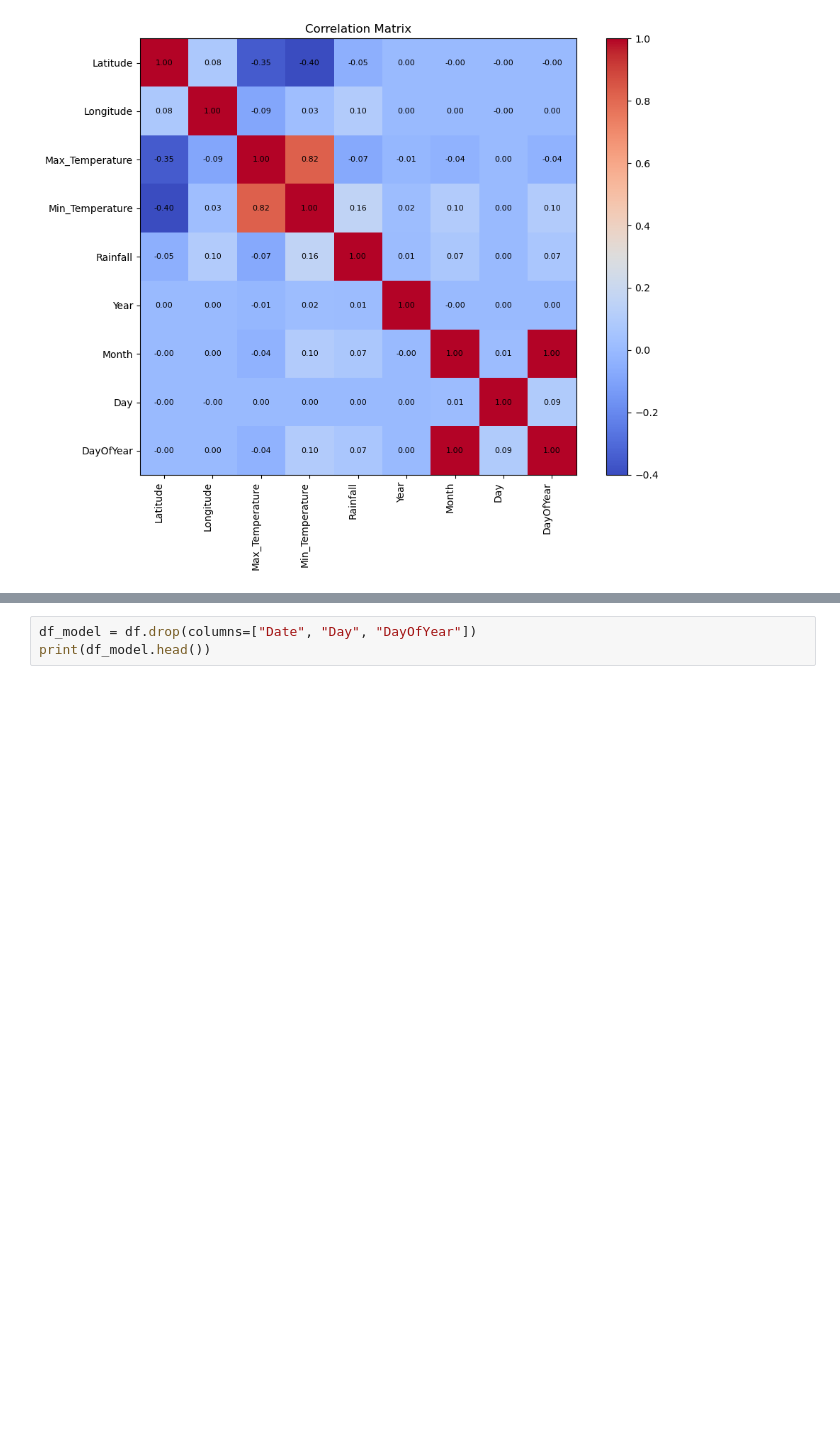
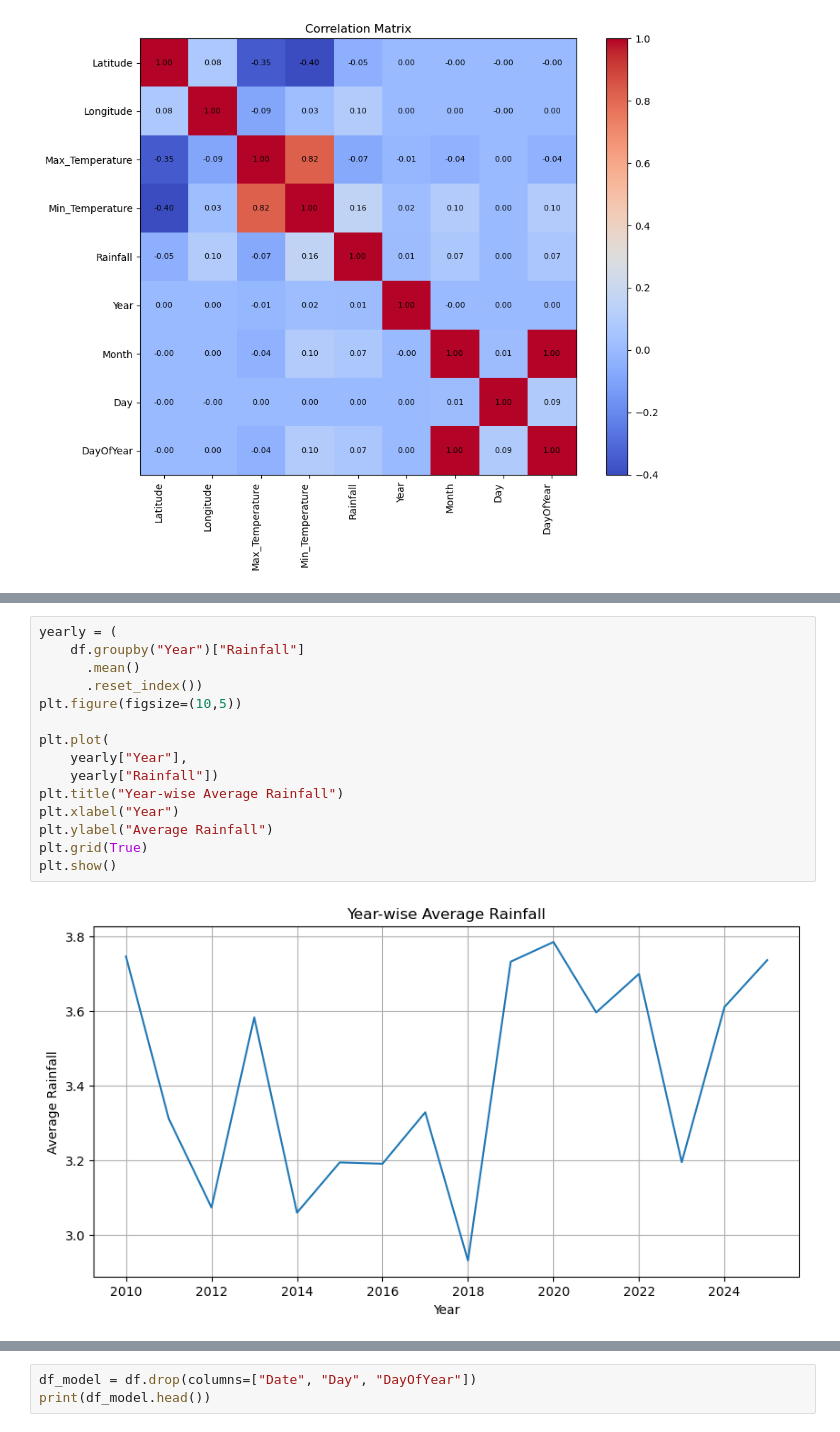
Before and after one commit to shudhanshusingh649/PowerBI-Dashboard-Projects, a Jupyter notebook: Final_Dataset/Climate_Analysis.ipynb, the cells around one changed output, grey strips where cells are left out. Cells and saved outputs as stored; diff of their text form; blank space fills up the shorter version.

```diff
--- a/Final_Dataset/Climate_Analysis.ipynb
+++ b/Final_Dataset/Climate_Analysis.ipynb
@@ -350,0 +361,17 @@ plt.show()
+# %%
+yearly = (
+    df.groupby("Year")["Rainfall"]
+      .mean()
+      .reset_index())
+plt.figure(figsize=(10,5))
+
+plt.plot(
+    yearly["Year"],
+    yearly["Rainfall"])
+plt.title("Year-wise Average Rainfall")
+plt.xlabel("Year")
+plt.ylabel("Average Rainfall")
+plt.grid(True)
+plt.show()
+# %% [output]
+[figure, added]
```
Also changed, not shown: parts of 4 cells of this notebook, 1 other file.
